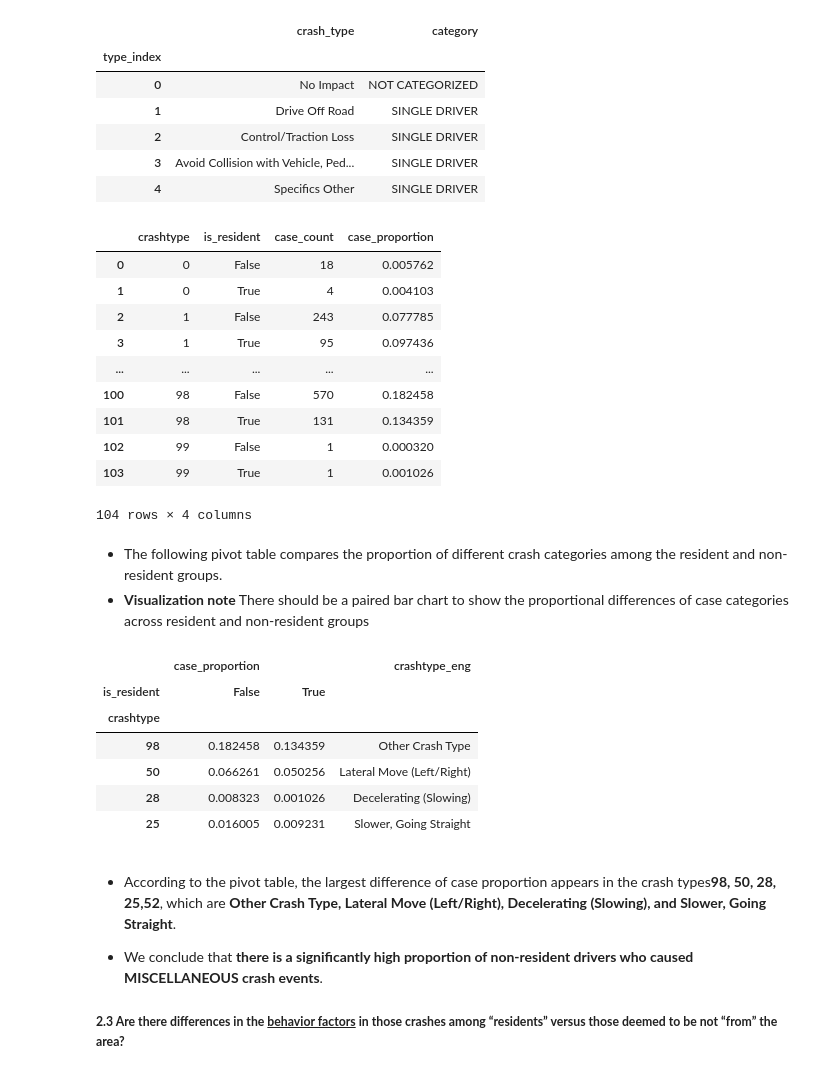
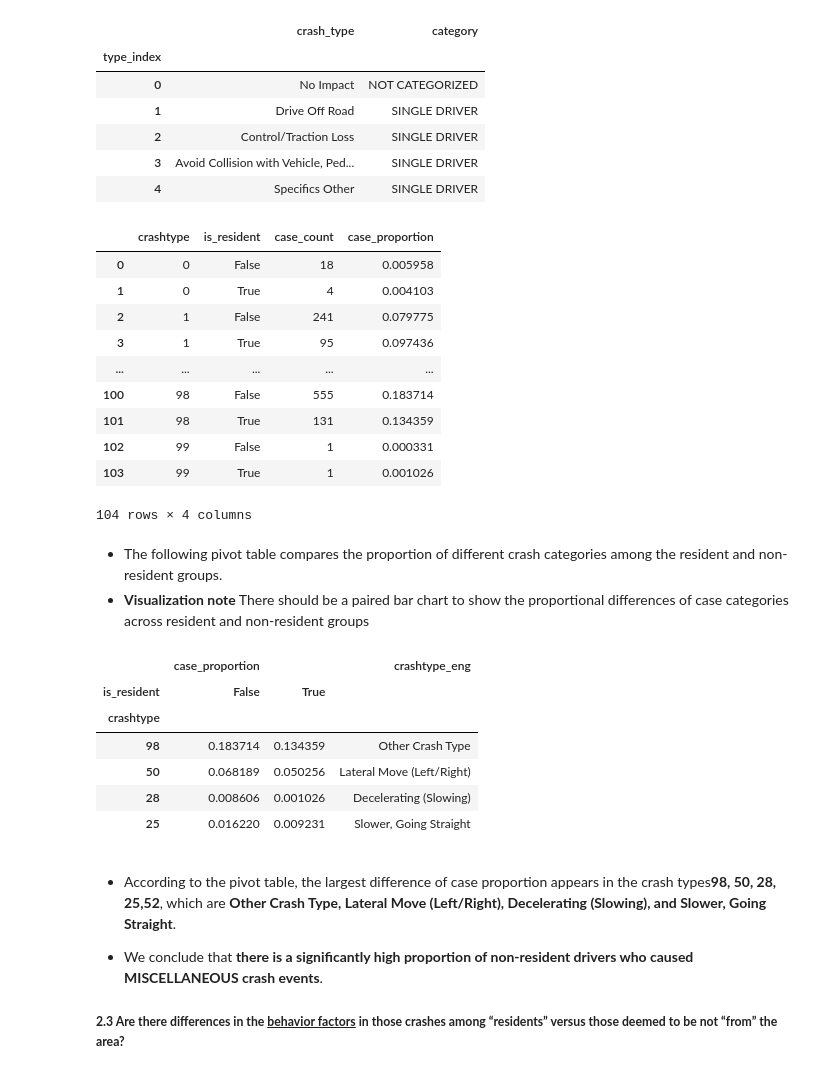
Before and after one commit to Chacoon3/Info-Challenge-2023, a Jupyter notebook: code_py/analysis.ipynb, the cells around one changed output. Saved outputs shown, nothing was run; the diff lists cells and outputs as text; code cells hidden in the pictures.

```diff
--- a/code_py/analysis.ipynb
+++ b/code_py/analysis.ipynb
@@ -23,12 +26,16 @@ pd.set_option('display.max_rows', 9)
 # %%
 dir = os.path.abspath(os.path.dirname(os.getcwd())) + '/data/'
 
-df_data_main = pd.read_csv(dir + '/output/data_with_zipcode.csv').drop(axis=1, labels='Unnamed: 0')
-df_data_main.event_zipcode = df_data_main.event_zipcode.astype(str)   # convert the default float type values into str
+df_data_main = pd.read_csv(
+    dir + '/output/data_with_zipcode.csv').drop(axis=1, labels='Unnamed: 0')
+df_data_main.event_zipcode = df_data_main.event_zipcode.astype(
+    str)   # convert the default float type values into str
 
-df_metadata_crashtype = pd.read_csv(dir + '/output/crash_type.csv').set_index(keys='type_index')
+df_metadata_crashtype = pd.read_csv(
+    dir + '/output/crash_type.csv').set_index(keys='type_index')
 
-df_metadata_driver_factor = pd.read_csv(dir + '/output/driver_behavioral_factors.csv').drop(labels='Unnamed: 0', axis=1)
+df_metadata_driver_factor = pd.read_csv(
+    dir + '/output/driver_behavioral_factors.csv').drop(labels='Unnamed: 0', axis=1)
 
 df_data_main.shape
 # %% [output]
@@ -49,9 +56,11 @@ df_data_main.shape
 # drop rows which do not have a person zipcode
 
 df_data_main.dzip = df_data_main.dzip.map(
-    lambda n: 0 if n ==0 else 0 if pd.isna(n) else int(n)
+    lambda n: 0 if n == 0 else 0 if pd.isna(n) else int(n)
 )
-df_data_main = df_data_main[df_data_main.dzip > 10000]     # valid zip codes are all 5 digit so we filter out those with less than 5 digits
+# valid zip codes are all 5 digit so we filter out those with less than 5 digits
+df_data_main = df_data_main[(df_data_main.dzip > 10000)
+                            & (df_data_main.dzip <= 99950)]
 df_data_main.dzip = df_data_main.dzip.astype(str)
 df_data_main.shape
 # %% [output]
@@ -76,11 +85,13 @@ df_data_main['is_resident'] = df_data_main.index.map(
 )
 
 df_data_main['is_driver'] = df_data_main.index.map(
-    lambda i: df_data_main.loc[i, 'ptype'] == 1 and df_data_main.loc[i, 'vnumber'] == 1
+    lambda i: df_data_main.loc[i,
+                               'ptype'] == 1 and df_data_main.loc[i, 'vnumber'] == 1
 )
 
 prop = len(df_data_main[(df_data_main.is_resident == True) & (
     df_data_main.is_driver == True)]) / float(len(df_data_main[df_data_main.is_driver == True]))
 
-print('{prop:.4f}% of the drivers are from the community where the accident occured'.format(prop = prop * 100))
+print('{prop:.4f}% of the drivers are from the community where the accident occured'.format(
+    prop=prop * 100))
 # %% [output]
@@ -102,73 +114,79 @@ df_metadata_crashtype.head()     # this dataframe stores the meta info of the va
 | 4 | Specifics Other | SINGLE DRIVER |
 # %%
 map_crashtype_category = {  # maps a crashtype to its category
-    k:v for k,v in zip(df_metadata_crashtype.index, df_metadata_crashtype.category)
+    k: v for k, v in zip(df_metadata_crashtype.index, df_metadata_crashtype.category)
 }
 
 map_crashtype_eng = {   # maps a crashtype index to its actual meaning
-    k:v for k,v in zip(df_metadata_crashtype.index, df_metadata_crashtype['crash_type'])
+    k: v for k, v in zip(df_metadata_crashtype.index, df_metadata_crashtype['crash_type'])
 }
 
-df_data_main['crash_category'] = df_data_main.crashtype.map(map_crashtype_category)
+df_data_main['crash_category'] = df_data_main.crashtype.map(
+    map_crashtype_category)
 df_data_main['crashtype_eng'] = df_data_main.crashtype.map(map_crashtype_eng)
 # %%
 df_data_crash = df_data_main.groupby(by=['crashtype', 'is_resident']).agg(
     case_count=pd.NamedAgg(column='par', aggfunc=len),
 ).reset_index()
 
-df_temp = df_data_main.groupby('is_resident').par.agg('count')  # temporary dataframe for calculating total by is_resident
+# temporary dataframe for calculating total by is_resident
+df_temp = df_data_main.groupby('is_resident').par.agg('count')
 # print(df_temp)
 non_resident_event_count = float(df_temp.iloc[0])
 resident_event_count = float(df_temp.iloc[1])
 del df_temp
 
 
-def get_case_proportion(case_index:int, crash_dataframe: pd.DataFrame) -> float:
+def get_case_proportion(case_index: int, crash_dataframe: pd.DataFrame) -> float:
     is_resident = crash_dataframe.loc[case_index, 'is_resident']
     case_count = crash_dataframe.loc[case_index, 'case_count']
     if is_resident:
         ratio = case_count / resident_event_count
     else:
         ratio = case_count / non_resident_event_count
     return ratio
 
 
-df_data_crash['case_proportion'] = df_data_crash.index.map(lambda i : get_case_proportion(i, df_data_crash))
+df_data_crash['case_proportion'] = df_data_crash.index.map(
+    lambda i: get_case_proportion(i, df_data_crash))
 
 df_data_crash
 # %% [output]
 |  | crashtype | is_resident | case_count | case_proportion |
-| 0 | 0 | False | 18 | 0.005762 |
+| 0 | 0 | False | 18 | 0.005958 |
 | 1 | 0 | True | 4 | 0.004103 |
-| 2 | 1 | False | 243 | 0.077785 |
+| 2 | 1 | False | 241 | 0.079775 |
 | 3 | 1 | True | 95 | 0.097436 |
 | ... | ... | ... | ... | ... |
-| 100 | 98 | False | 570 | 0.182458 |
+| 100 | 98 | False | 555 | 0.183714 |
 | 101 | 98 | True | 131 | 0.134359 |
-| 102 | 99 | False | 1 | 0.000320 |
+| 102 | 99 | False | 1 | 0.000331 |
 | 103 | 99 | True | 1 | 0.001026 |
 104 rows × 4 columns
 # %% [markdown]
 - The following pivot table compares the proportion of different crash categories among the resident and non-resident groups.
 - <b>Visualization note</b> There should be a paired bar chart to show the proportional differences of case categories across resident and non-resident groups
 # %%
-df_crash_pivoted = df_data_crash.pivot(index='crashtype', columns='is_resident', values=['case_proportion'])
+df_crash_pivoted = df_data_crash.pivot(
+    index='crashtype', columns='is_resident', values=['case_proportion'])
 
-df_crash_pivoted['diff'] = df_crash_pivoted[('case_proportion', False)] - df_crash_pivoted[('case_proportion', True)]
-df_crash_pivoted.sort_values(by = 'diff', ascending = False, inplace = True)
-df_crash_pivoted.drop(axis = 1, labels='diff', inplace= True)
+df_crash_pivoted['diff'] = df_crash_pivoted[(
+    'case_proportion', False)] - df_crash_pivoted[('case_proportion', True)]
+df_crash_pivoted.sort_values(by='diff', ascending=False, inplace=True)
+df_crash_pivoted.drop(axis=1, labels='diff', inplace=True)
 df_crash_pivoted = df_crash_pivoted.fillna(0)
 
-df_crash_pivoted['crashtype_eng'] = df_crash_pivoted.index.map(map_crashtype_eng)
+df_crash_pivoted['crashtype_eng'] = df_crash_pivoted.index.map(
+    map_crashtype_eng)
 df_crash_pivoted[:4]
 # %% [output]
 |  | case_proportion |  | crashtype_eng |
 | is_resident | False | True |  |
 | crashtype |  |  |  |
-| 98 | 0.182458 | 0.134359 | Other Crash Type |
-| 50 | 0.066261 | 0.050256 | Lateral Move (Left/Right) |
-| 28 | 0.008323 | 0.001026 | Decelerating (Slowing) |
-| 25 | 0.016005 | 0.009231 | Slower, Going Straight |
+| 98 | 0.183714 | 0.134359 | Other Crash Type |
+| 50 | 0.068189 | 0.050256 | Lateral Move (Left/Right) |
+| 28 | 0.008606 | 0.001026 | Decelerating (Slowing) |
+| 25 | 0.016220 | 0.009231 | Slower, Going Straight |
 # %% [markdown]
 - According to the pivot table, the largest difference of case proportion appears in the crash types<b>98, 50, 28, 25,52</b>, which are <b>Other Crash Type,  Lateral Move (Left/Right), Decelerating (Slowing), and Slower, Going Straight</b>.</br>
 
```
Also changed, not shown: parts of 25 cells of this notebook, 2 other files.
